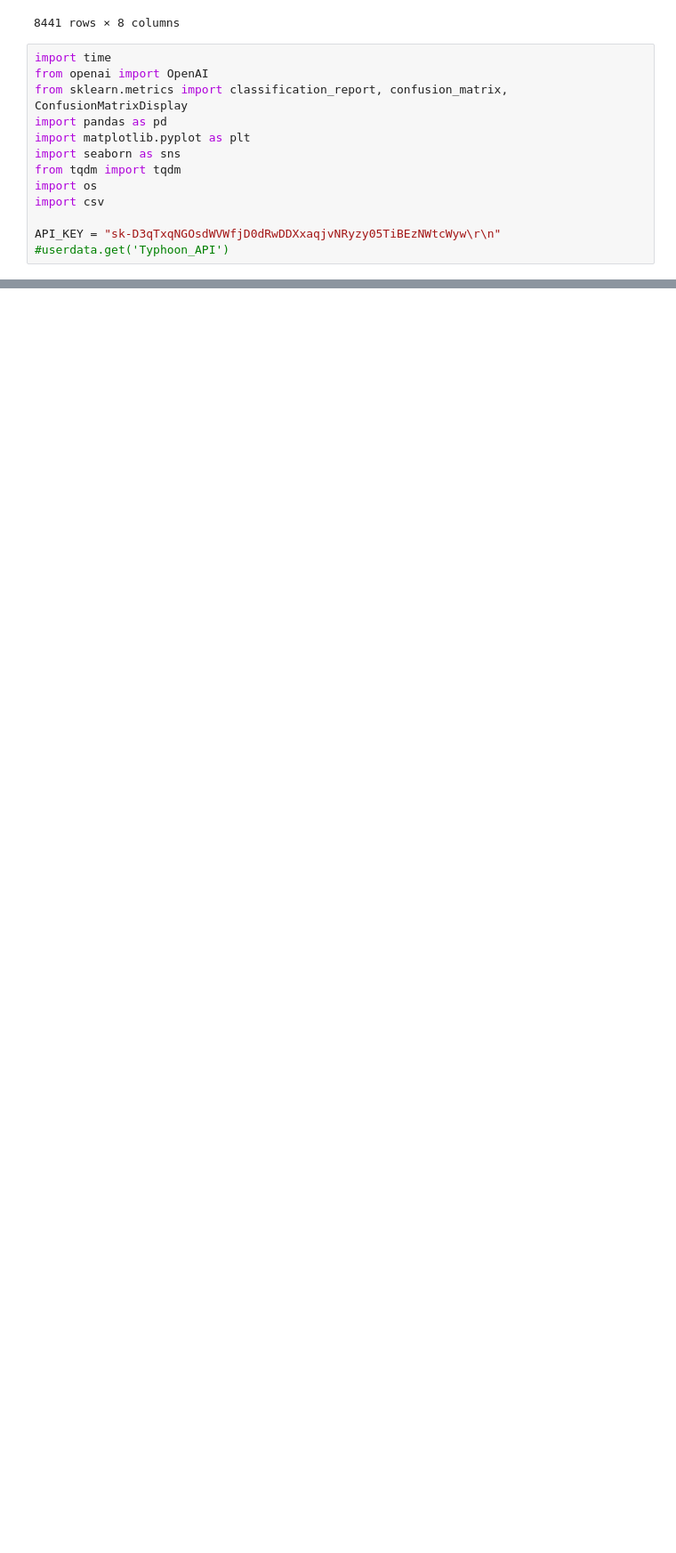
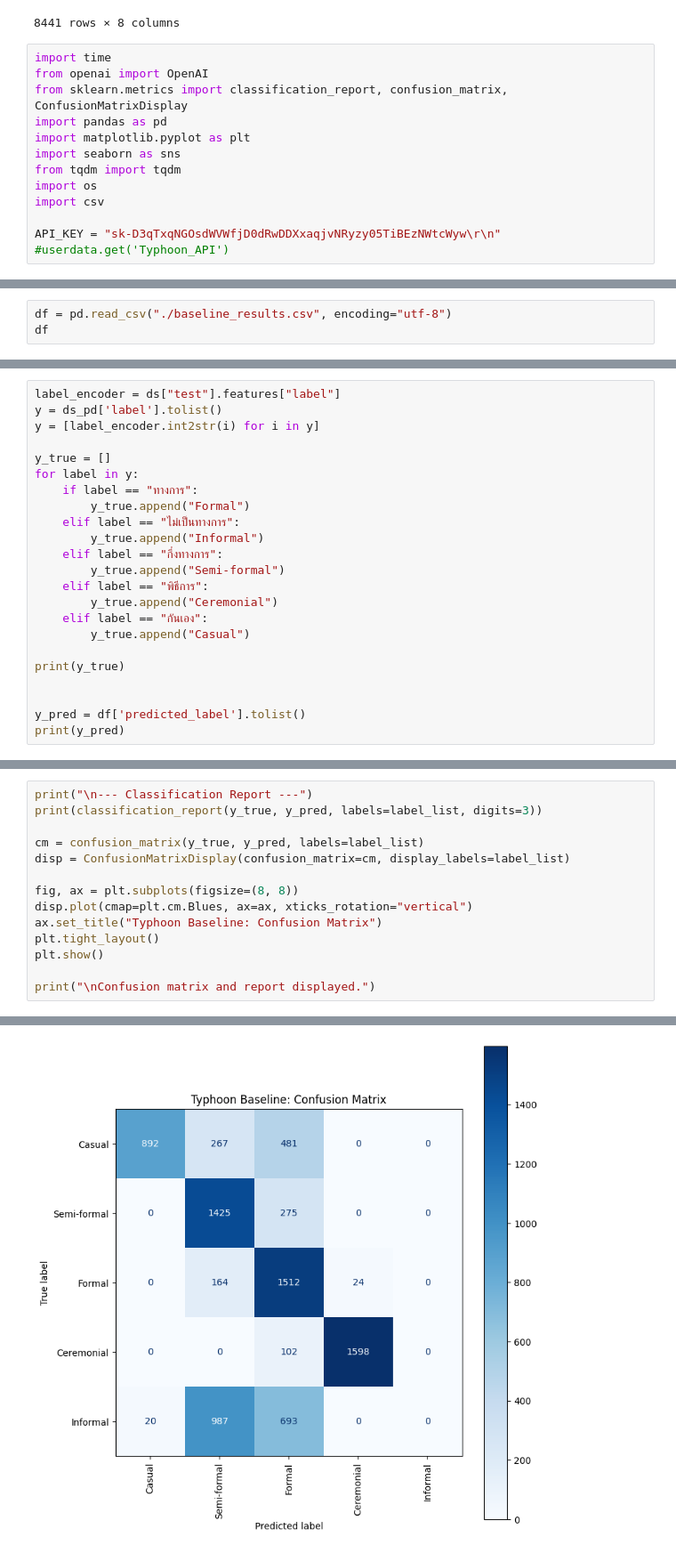
Before and after one commit to nnudee/Thai-Thang-karn_text-classification, a Jupyter notebook: baseline.ipynb, the cells around one changed output, grey strips where cells are left out. Shown: that part at 89% size. Drawn from its saved outputs; the diff is of its cells as text; blank space fills up the shorter version.

```diff
--- a/baseline.ipynb
+++ b/baseline.ipynb
@@ -157,0 +159,3 @@ Index 17: Predicted label: Formal
+# %%
+df = pd.read_csv("./baseline_results.csv", encoding="utf-8")
+df
@@ -157,0 +176,23 @@ Index 17: Predicted label: Formal
+# %%
+label_encoder = ds["test"].features["label"]
+y = ds_pd['label'].tolist()
+y = [label_encoder.int2str(i) for i in y]
+
+y_true = []
+for label in y:
+    if label == "ทางการ":
+        y_true.append("Formal")
+    elif label == "ไม่เป็นทางการ":
+        y_true.append("Informal")
+    elif label == "กึ่งทางการ":
+        y_true.append("Semi-formal")
+    elif label == "พิธีการ":
+        y_true.append("Ceremonial")
+    elif label == "กันเอง":
+        y_true.append("Casual")
+
+print(y_true)
+
+
+y_pred = df['predicted_label'].tolist()
+print(y_pred)
@@ -157,0 +202,15 @@ Index 17: Predicted label: Formal
+# %%
+print("\n--- Classification Report ---")
+print(classification_report(y_true, y_pred, labels=label_list, digits=3))
+
+cm = confusion_matrix(y_true, y_pred, labels=label_list)
+disp = ConfusionMatrixDisplay(confusion_matrix=cm, display_labels=label_list)
+
+fig, ax = plt.subplots(figsize=(8, 8))
+disp.plot(cmap=plt.cm.Blues, ax=ax, xticks_rotation="vertical")
+ax.set_title("Typhoon Baseline: Confusion Matrix")
+plt.tight_layout()
+plt.show()
+
+print("\nConfusion matrix and report displayed.")
+# %% [output]
@@ -157,0 +229 @@ Index 17: Predicted label: Formal
+[figure, added]
```
Also changed, not shown: parts of 6 cells of this notebook.
